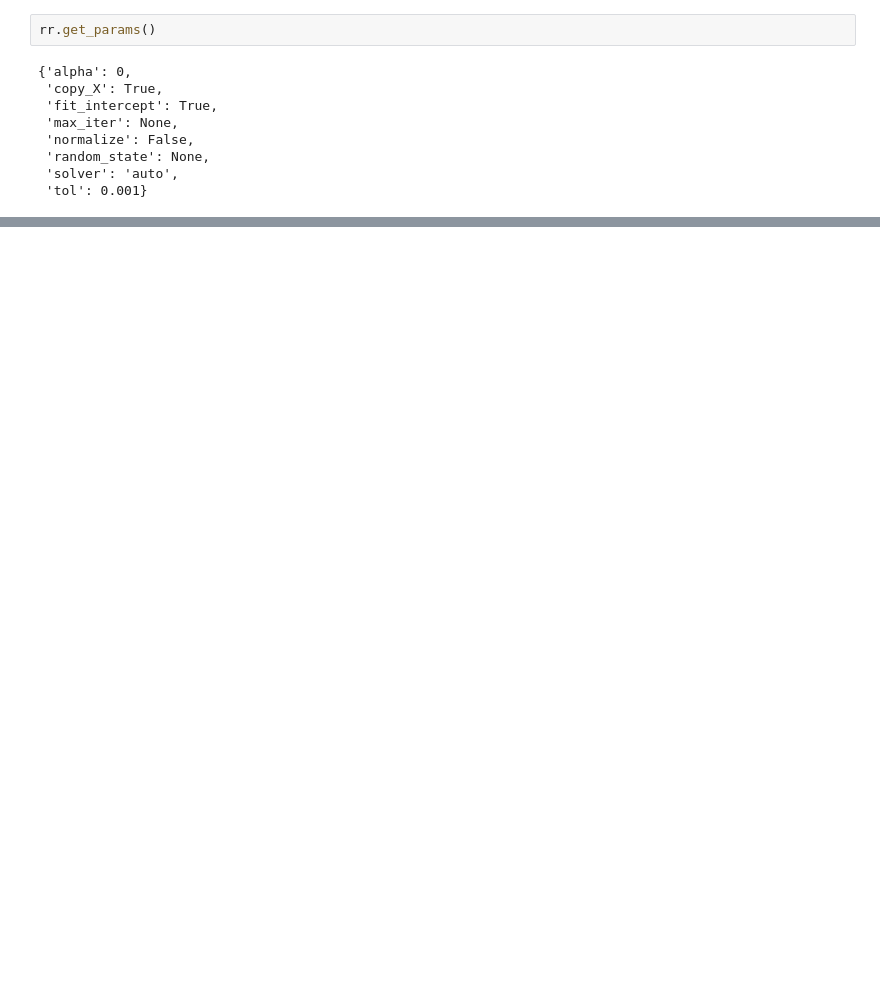
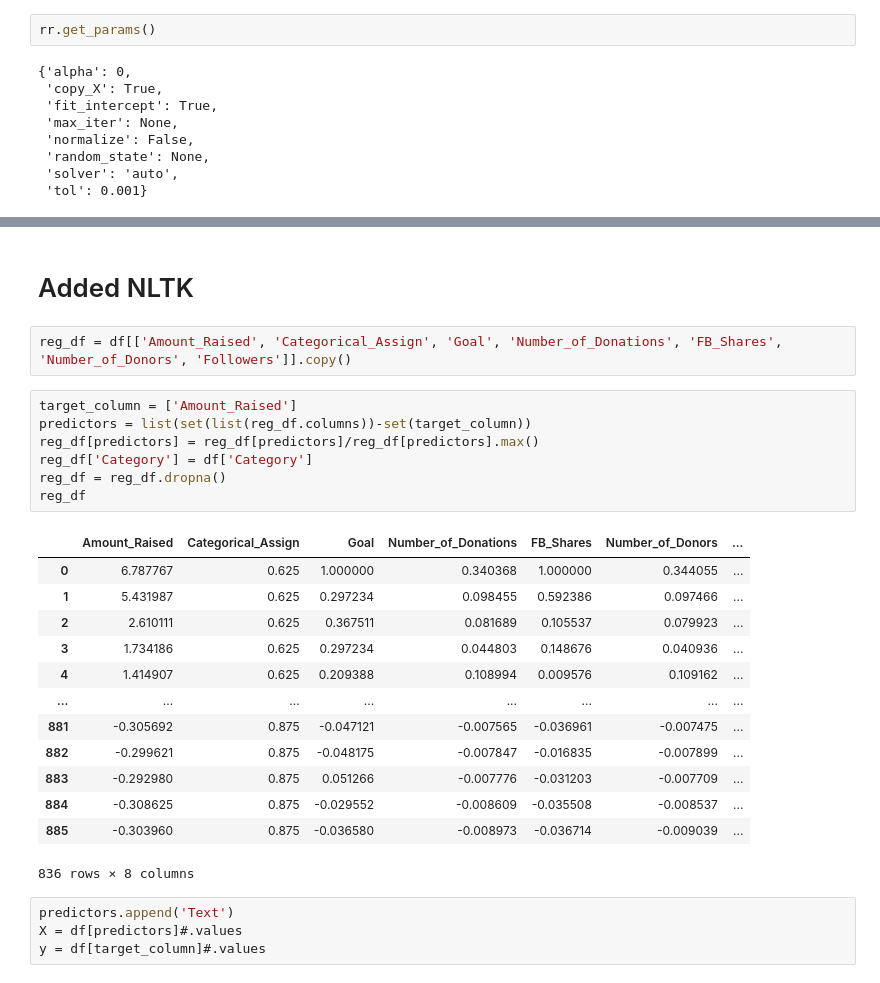
Before and after one commit to djleung/DS3-GoFundMe, a Jupyter notebook: gofundme regression.ipynb, the cells around one changed output, grey strips where cells are left out. Saved outputs shown, nothing was run; the diff lists cells and outputs as text; blank space fills up the shorter version.

Commit message:
added nltk

```diff
--- a/gofundme regression.ipynb
+++ b/gofundme regression.ipynb
@@ -379,0 +388,29 @@ array([[ 8.945946  , 10.        ,  7.2761067 ,  7.16250671, 11.81363888,
+# %% [markdown]
+# Added NLTK
+# %%
+reg_df = df[['Amount_Raised', 'Categorical_Assign', 'Goal', 'Number_of_Donations', 'FB_Shares', 'Number_of_Donors', 'Followers']].copy()
+# %%
+target_column = ['Amount_Raised']
+predictors = list(set(list(reg_df.columns))-set(target_column))
+reg_df[predictors] = reg_df[predictors]/reg_df[predictors].max()
+reg_df['Category'] = df['Category']
+reg_df = reg_df.dropna()
+reg_df
+# %% [output]
+|  | Amount_Raised | Categorical_Assign | Goal | Number_of_Donations | FB_Shares | Number_of_Donors | ... |
+| 0 | 6.787767 | 0.625 | 1.000000 | 0.340368 | 1.000000 | 0.344055 | ... |
+| 1 | 5.431987 | 0.625 | 0.297234 | 0.098455 | 0.592386 | 0.097466 | ... |
+| 2 | 2.610111 | 0.625 | 0.367511 | 0.081689 | 0.105537 | 0.079923 | ... |
+| 3 | 1.734186 | 0.625 | 0.297234 | 0.044803 | 0.148676 | 0.040936 | ... |
+| 4 | 1.414907 | 0.625 | 0.209388 | 0.108994 | 0.009576 | 0.109162 | ... |
+| ... | ... | ... | ... | ... | ... | ... | ... |
+| 881 | -0.305692 | 0.875 | -0.047121 | -0.007565 | -0.036961 | -0.007475 | ... |
+| 882 | -0.299621 | 0.875 | -0.048175 | -0.007847 | -0.016835 | -0.007899 | ... |
+| 883 | -0.292980 | 0.875 | 0.051266 | -0.007776 | -0.031203 | -0.007709 | ... |
+| 884 | -0.308625 | 0.875 | -0.029552 | -0.008609 | -0.035508 | -0.008537 | ... |
+| 885 | -0.303960 | 0.875 | -0.036580 | -0.008973 | -0.036714 | -0.009039 | ... |
+836 rows × 8 columns
+# %%
+predictors.append('Text')
+X = df[predictors]#.values
+y = df[target_column]#.values
```
Also changed, not shown: parts of 38 cells of this notebook, 2 other files.
